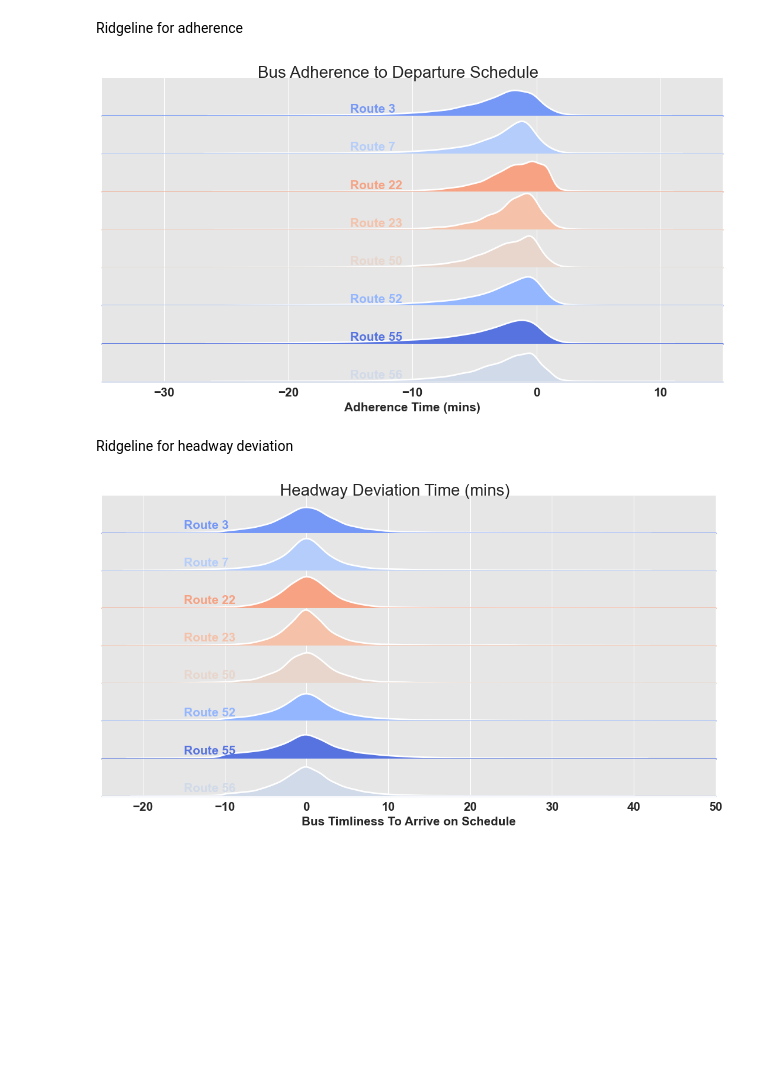
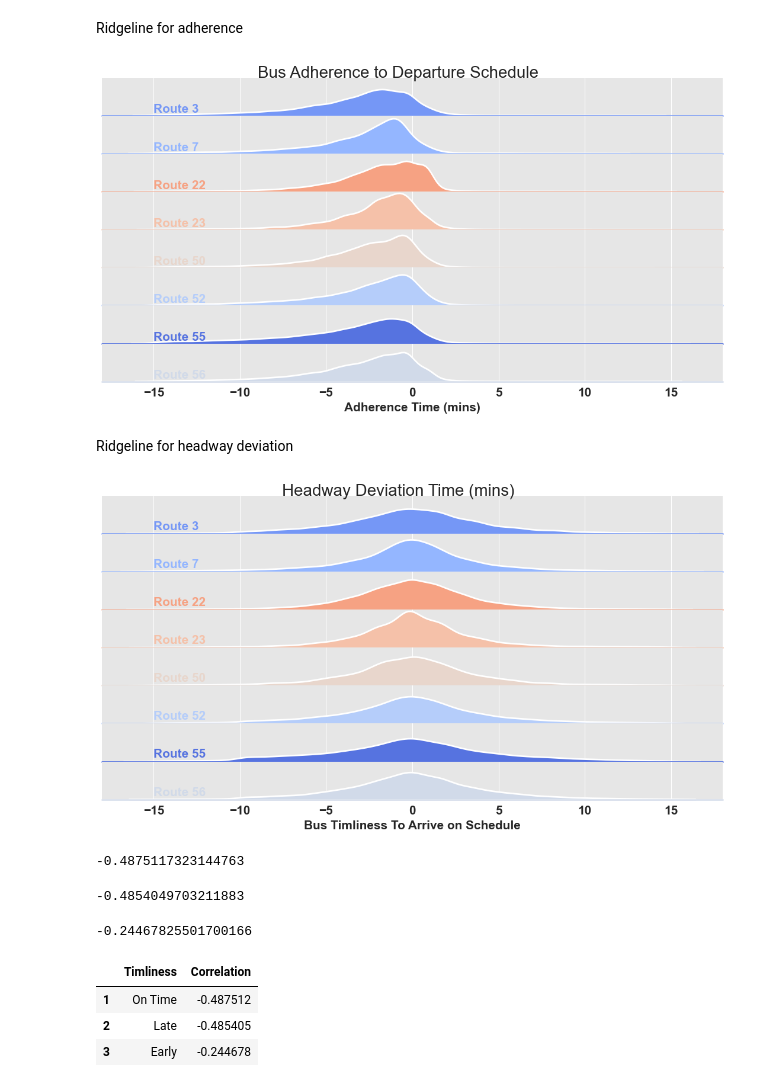
Before and after one commit to NSS-Data-Analytics-Cohort-12/wego-python-da12-python-spice-lattes, a Jupyter notebook: notebooks/Ridgeline.ipynb, the cells around one changed output. Cells and saved outputs as stored; diff of their text form; code cells hidden in the pictures; blank space fills up the shorter version.

```diff
--- a/notebooks/Ridgeline.ipynb
+++ b/notebooks/Ridgeline.ipynb
@@ -30,8 +30,8 @@ wego_clean.head()
 # %%
 # filter out adherence and hdwy_dev values that seem to be outliers
 wego_clean = wego.dropna(subset=['hdwy_dev']).reset_index()
-wego_clean = wego_clean[wego_clean['adherence'].between(-25, 10)]
-wego_clean = wego_clean[wego_clean['hdwy_dev'].between(-20,40)]
+wego_clean = wego_clean[wego_clean['adherence'].between(-15, 15)]
+wego_clean = wego_clean[wego_clean['hdwy_dev'].between(-15,15)]
 wego_clean.head()
 # %% [output]
 |  | index | calendar_id | service_abbr | adherence_id | date | route_abbr | block_abbr | operator | trip_id | ... |
@@ -79,7 +79,7 @@ Ridgeline for adherence
 # %%
 # we generate a color palette with Seaborn.color_palette()
 pal = sns.color_palette(palette='coolwarm', n_colors=10)
-sns.set_style("darkgrid", {"axes.facecolor": ".9"})
+# sns.set_style("darkgrid", {"axes.facecolor": ".9"})
 
 # in the sns.FacetGrid class, the 'hue' argument is the one that is the one that will be represented by colors with 'palette'
 g = sns.FacetGrid(wego_clean, row='route_abbr', hue='mean_adherence', aspect=15, height=0.75, palette=pal)
@@ -101,13 +101,13 @@ g.map(plt.axhline, y=0,
 # we loop over the FacetGrid figure axes (g.axes.flat) and add the month as text with the right color
 # notice how ax.lines[-1].get_color() enables you to access the last line's color in each matplotlib.Axes
 for i, ax in enumerate(g.axes.flat):
-    ax.set_xlim(-35, 15)
+    ax.set_xlim(-18, 18)
     ax.text(-15, 0.02, abbr_route[i+1],
             fontweight='bold', fontsize=15,
             color=ax.lines[-1].get_color())
 
 # we use matplotlib.Figure.subplots_adjust() function to get the subplots to overlap
-g.fig.subplots_adjust(hspace=0.0)
+g.fig.subplots_adjust(hspace=0)
 
 # eventually we remove axes titles, yticks and spines
 g.set_titles("")
@@ -126,7 +126,7 @@ plt.show()
 
 # g.savefig("ridgeline.png")
 # %% [output]
-[figure, old version]
+[figure, new version]
 # %% [markdown]
 Ridgeline for headway deviation
 # %%
@@ -151,32 +151,60 @@ g.map(sns.kdeplot, 'hdwy_dev',
 g.map(plt.axhline, y=0,
       lw=2, clip_on=False)
 
 # we loop over the FacetGrid figure axes (g.axes.flat) and add the month as text with the right color
 # notice how ax.lines[-1].get_color() enables you to access the last line's color in each matplotlib.Axes
 for i, ax in enumerate(g.axes.flat):
-    ax.set_xlim(-25, 50)
+    ax.set_xlim(-18, 18)
     ax.text(-15, 0.02, abbr_route[i+1],
             fontweight='bold', fontsize=15,
             color=ax.lines[-1].get_color())
 
 # we use matplotlib.Figure.subplots_adjust() function to get the subplots to overlap
 g.fig.subplots_adjust(hspace=0.0)
 
 # eventually we remove axes titles, yticks and spines
 g.set_titles("")
 g.set(yticks=[], ylabel="")
 g.despine(bottom=False, left=True)
 
 plt.setp(ax.get_xticklabels(), fontsize=15, fontweight='bold')
 plt.xlabel('Bus Timliness To Arrive on Schedule', fontweight='bold', fontsize=15)
 g.fig.suptitle('Headway Deviation Time (mins)',
                ha='center',
                fontsize=20,
                fontweight=20)
 
 # plt.figure(figsize=(10, 10))
 plt.show()
 
 # g.savefig("ridgeline.png")
 # %% [output]
-[figure, old version]
+[figure, new version]
+# %%
+correlation_coefficient = wego_clean['hdwy_dev'].corr(wego_clean['adherence'])
+print(correlation_coefficient)
+# %% [output]
+-0.4875117323144763
+# %%
+wego_late = wego_clean[wego_clean['adherence'] <= 6]
+correlation_coefficient_late = wego_late['hdwy_dev'].corr(wego_late['adherence'])
+print(correlation_coefficient_late)
+# %% [output]
+-0.4854049703211883
+# %%
+wego_early = wego_clean[wego_clean['adherence'] >= 1]
+correlation_coefficient_early = wego_early['hdwy_dev'].corr(wego_early['adherence'])
+print(correlation_coefficient_early)
+# %% [output]
+-0.24467825501700166
+# %%
+corr_df = pd.DataFrame(
+    {'Timliness':['On Time','Late','Early'],
+     'Correlation':[correlation_coefficient,correlation_coefficient_late,correlation_coefficient_early]},
+    index=[1,2,3])
+corr_df
+# %% [output]
+|  | Timliness | Correlation |
+| 1 | On Time | -0.487512 |
+| 2 | Late | -0.485405 |
+| 3 | Early | -0.244678 |
```
Also changed, not shown: 1 other file.
